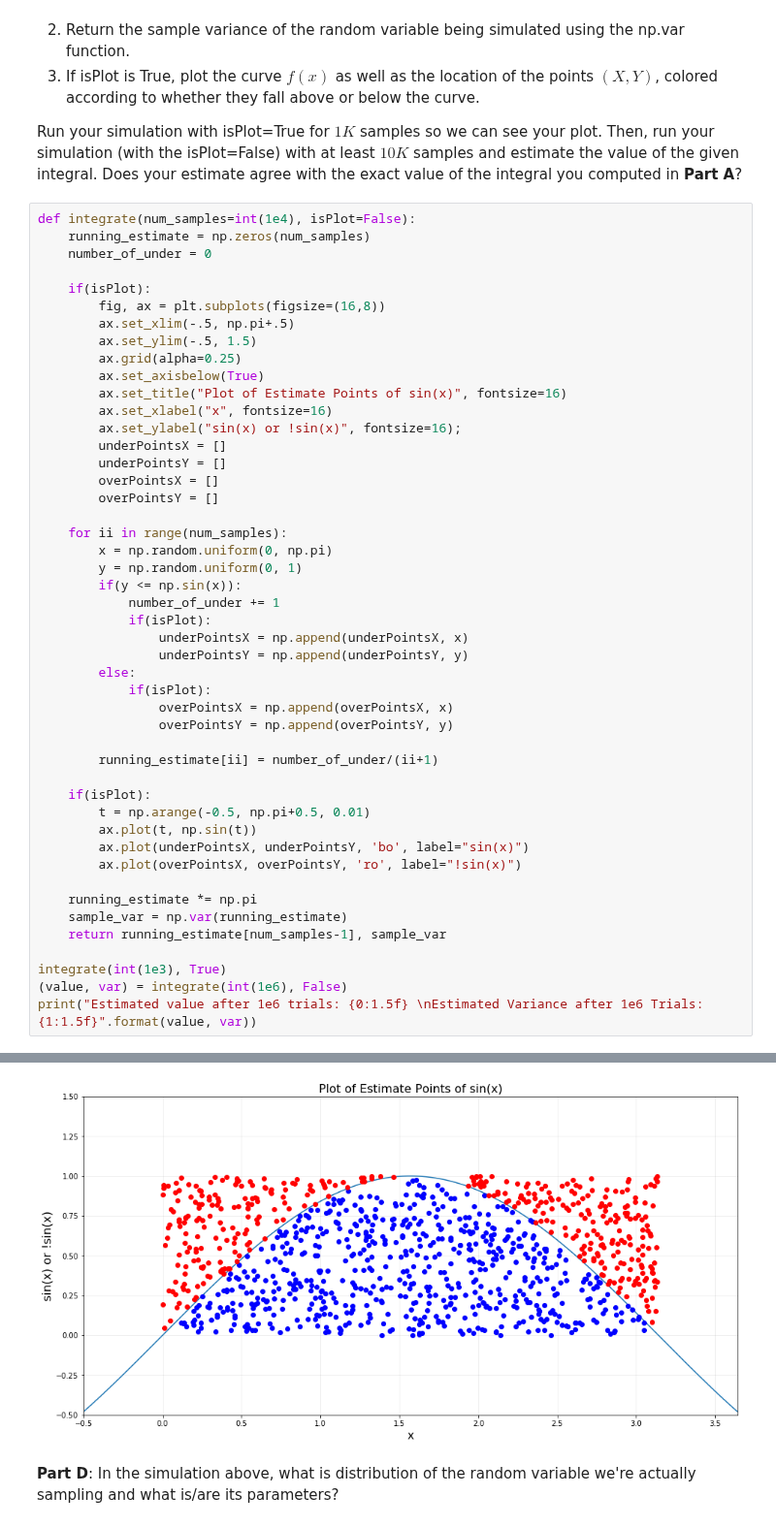
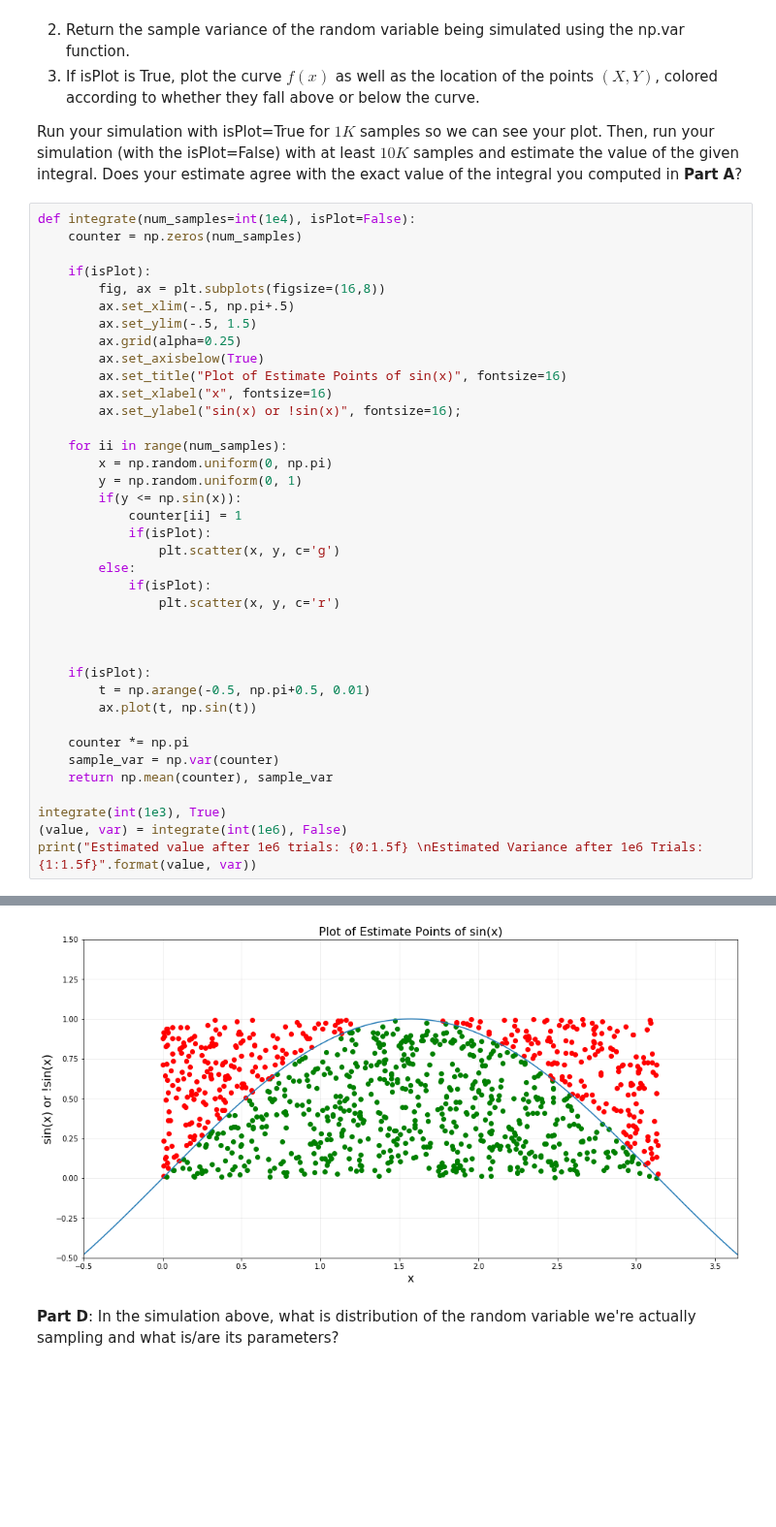
Before and after one commit to scuthbert/DataScience, a Jupyter notebook: hmwk/hmwk04/hmwk04.ipynb, the cells around one changed output, grey strips where cells are left out. Shown at 97% size. Drawn from its saved outputs; the diff is of its cells as text; blank space fills up the shorter version.

```diff
--- a/hmwk/hmwk04/hmwk04.ipynb
+++ b/hmwk/hmwk04/hmwk04.ipynb
@@ -54,8 +54,7 @@ $$
 Run your simulation with isPlot=True for $1K$ samples so we can see your plot. Then, run your simulation (with the isPlot=False) with at least $10K$ samples and estimate the value of the given integral.  Does your estimate agree with the exact value of the integral you computed in **Part A**?
 # %%
 def integrate(num_samples=int(1e4), isPlot=False):
-    running_estimate = np.zeros(num_samples)
-    number_of_under = 0
+    counter = np.zeros(num_samples)
 
     if(isPlot):
         fig, ax = plt.subplots(figsize=(16,8))
@@ -66,35 +65,27 @@ def integrate(num_samples=int(1e4), isPlot=False):
         ax.set_title("Plot of Estimate Points of sin(x)", fontsize=16)
         ax.set_xlabel("x", fontsize=16)
         ax.set_ylabel("sin(x) or !sin(x)", fontsize=16);
-        underPointsX = []
-        underPointsY = []
-        overPointsX = []
-        overPointsY = []
 
     for ii in range(num_samples):
         x = np.random.uniform(0, np.pi)
         y = np.random.uniform(0, 1)
         if(y <= np.sin(x)):
-            number_of_under += 1
+            counter[ii] = 1
             if(isPlot):
-                underPointsX = np.append(underPointsX, x)
-                underPointsY = np.append(underPointsY, y)
+                plt.scatter(x, y, c='g')
         else:
             if(isPlot):
-                overPointsX = np.append(overPointsX, x)
-                overPointsY = np.append(overPointsY, y)
+                plt.scatter(x, y, c='r')
 
-        running_estimate[ii] = number_of_under/(ii+1)
+
 
     if(isPlot):
         t = np.arange(-0.5, np.pi+0.5, 0.01)
         ax.plot(t, np.sin(t))
-        ax.plot(underPointsX, underPointsY, 'bo', label="sin(x)")
-        ax.plot(overPointsX, overPointsY, 'ro', label="!sin(x)")
 
-    running_estimate *= np.pi
-    sample_var = np.var(running_estimate)
-    return running_estimate[num_samples-1], sample_var
+    counter *= np.pi
+    sample_var = np.var(counter)
+    return np.mean(counter), sample_var
 
 integrate(int(1e3), True)
 (value, var) = integrate(int(1e6), False)
@@ -105,3 +96,3 @@ Estimated Variance after 1e6 Trials: 0.00002
-[figure, old version]
+[figure, new version]
 # %% [markdown]
 **Part D**: In the simulation above, what is distribution of the random variable we're actually sampling and what is/are its parameters?
```
Also changed, not shown: parts of 19 cells of this notebook.
